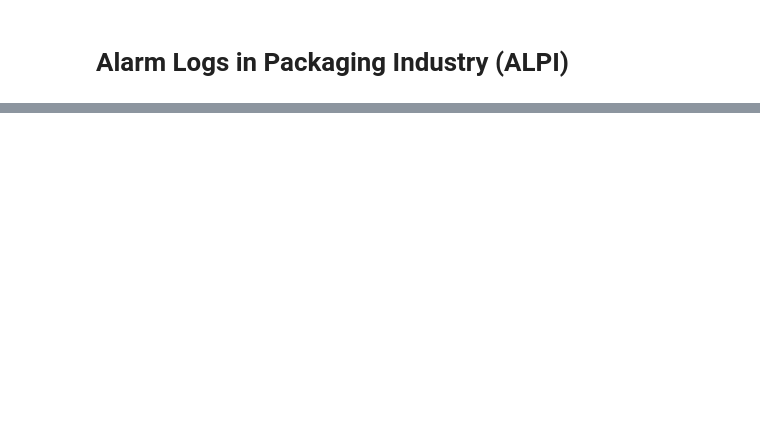
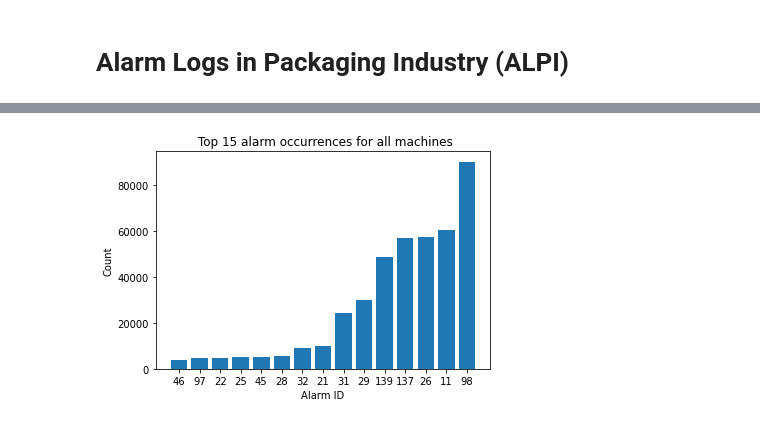
Before and after one commit to shamilnabiyev/automl-time-series, a Jupyter notebook: notebooks/alarm-logs-packaging-industry.ipynb, the cells around one changed output, grey strips where cells are left out. Cells and saved outputs as stored; diff of their text form; code cells hidden in the pictures; blank space fills up the shorter version.

```diff
--- a/notebooks/alarm-logs-packaging-industry.ipynb
+++ b/notebooks/alarm-logs-packaging-industry.ipynb
@@ -88,0 +63,11 @@ Name: timestamp, Length: 444834, dtype: datetime64[ns]
+# %%
+alarm_ids = list(map(lambda x: str(x), alarms.index))
+
+top_n = 15
+plt.bar(alarm_ids[-top_n:], alarms.alarm[-top_n:])
+plt.title(f" Top {top_n} alarm occurrences for all machines")
+plt.xlabel("Alarm ID")
+plt.ylabel("Count")
+plt.show()
+# %% [output]
+[figure, added]
```
Also changed, not shown: parts of 22 cells of this notebook.
